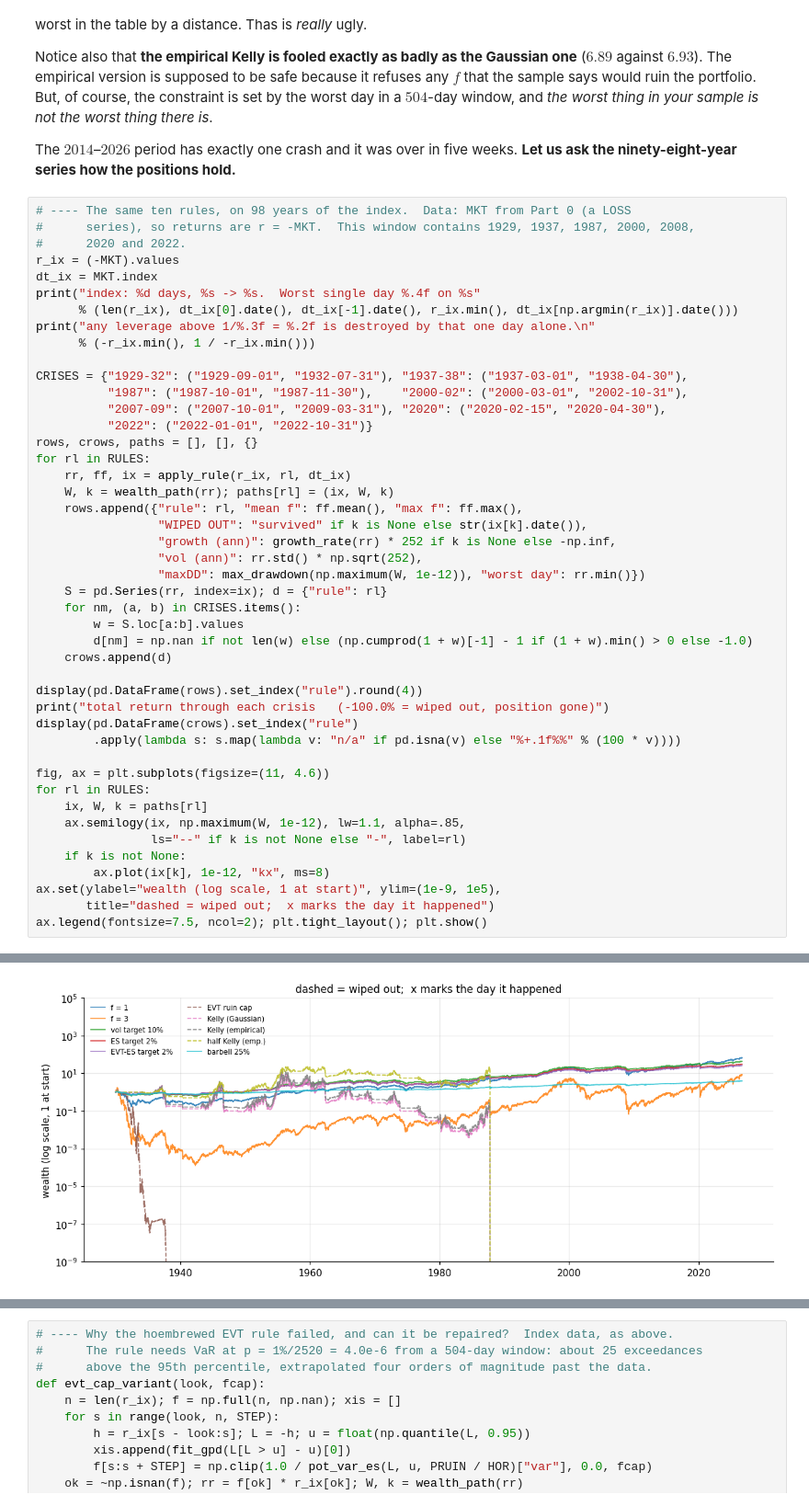
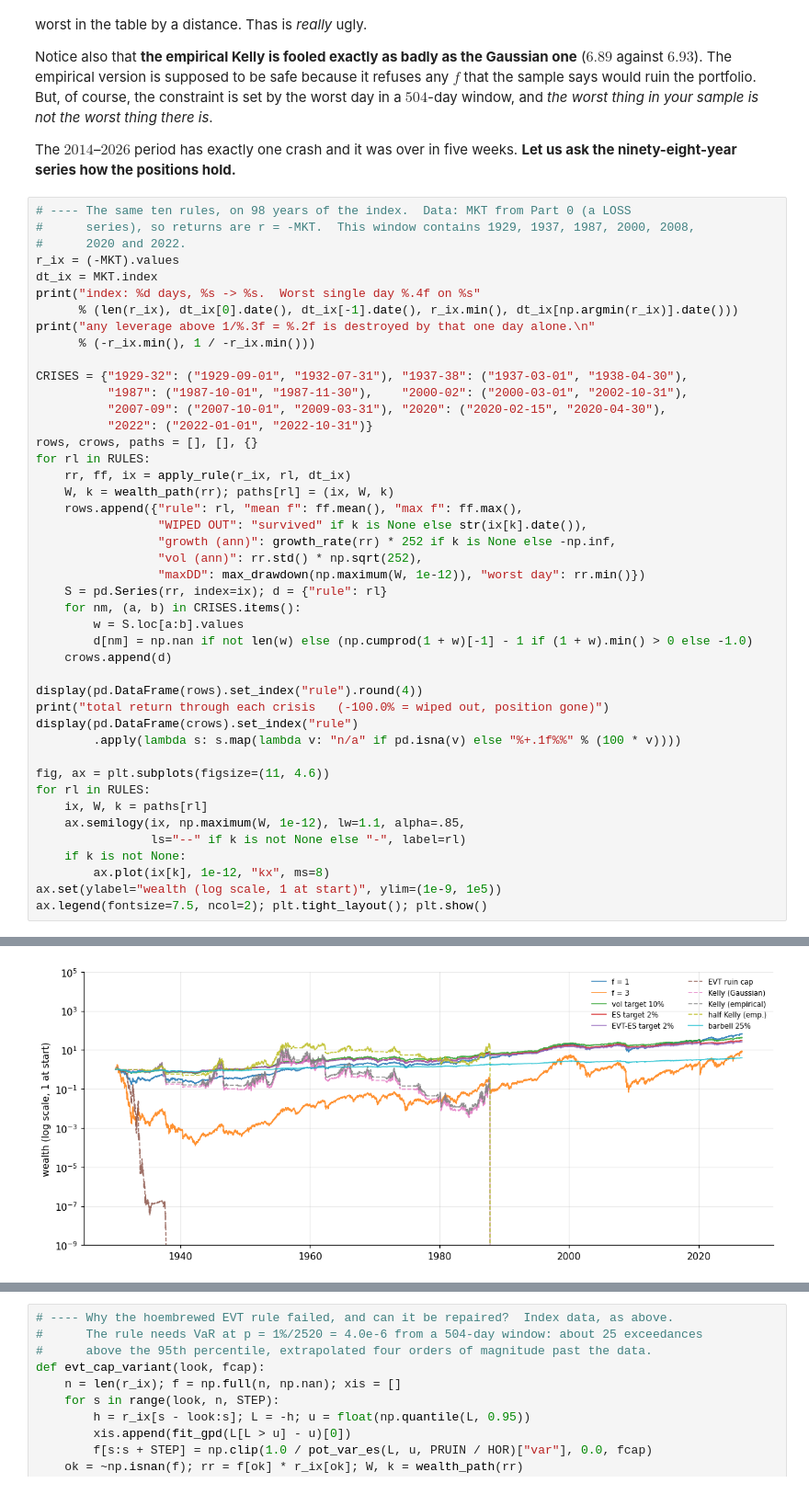
Before and after one commit to MarcoGaloppo/EVT-FatTails-PreAsymptotics, a Jupyter notebook: narrative_evt_market_data.ipynb, the cells around one changed output, grey strips where cells are left out. Shown at 92% size. Saved outputs shown, nothing was run; the diff lists cells and outputs as text.

```diff
--- a/narrative_evt_market_data.ipynb
+++ b/narrative_evt_market_data.ipynb
@@ -2400,8 +2400,7 @@ for rl in RULES:
                 ls="--" if k is not None else "-", label=rl)
     if k is not None:
         ax.plot(ix[k], 1e-12, "kx", ms=8)
-ax.set(ylabel="wealth (log scale, 1 at start)", ylim=(1e-9, 1e5),
-       title="dashed = wiped out;  x marks the day it happened")
+ax.set(ylabel="wealth (log scale, 1 at start)", ylim=(1e-9, 1e5))
 ax.legend(fontsize=7.5, ncol=2); plt.tight_layout(); plt.show()
 # %% [output]
 index: 24786 days, 1928-01-03 -> 2026-09-04.  Worst single day -0.2290 on 1987-10-19
@@ -2411,29 +2408,29 @@ NINETY-EIGHT YEARS.  Same ten rules, same information set (trailing 504 days).
 |  | mean f | max f | WIPED OUT | growth (ann) | vol (ann) | maxDD | worst day |
 | rule |  |  |  |  |  |  |  |
 | f = 1 | 1.0000 | 1.0000 | survived | 0.0436 | 0.1869 | -0.8582 | -0.2290 |
 | f = 3 | 3.0000 | 3.0000 | survived | 0.0221 | 0.5606 | -0.9999 | -0.6870 |
 | vol target 10% | 0.7035 | 1.6248 | survived | 0.0391 | 0.1068 | -0.4496 | -0.1572 |
 | ES target 2% | 0.6805 | 1.4028 | survived | 0.0355 | 0.1038 | -0.4880 | -0.1497 |
 | EVT-ES target 2% | 0.6496 | 1.3433 | survived | 0.0339 | 0.0998 | -0.4856 | -0.1394 |
 | EVT ruin cap | 6.8137 | 10.0000 | 1946-09-03 | -inf | 1.3307 | -1.0000 | -2.2900 |
 | Kelly (Gaussian) | 4.3584 | 10.0000 | 1987-10-19 | -inf | 0.8209 | -1.0000 | -2.2900 |
 | Kelly (empirical) | 4.2780 | 10.0000 | 1987-10-19 | -inf | 0.8029 | -1.0000 | -2.2900 |
 | half Kelly (emp.) | 2.1390 | 5.0000 | 1987-10-19 | -inf | 0.4014 | -1.0000 | -1.1450 |
 | barbell 25% | 0.2500 | 0.2500 | survived | 0.0142 | 0.0467 | -0.3650 | -0.0572 |
 total return through each crisis   (-100.0% = wiped out, position gone)
 |  | 1929-32 | 1937-38 | 1987 | 2000-02 | 2007-09 | 2020 | 2022 |
 | rule |  |  |  |  |  |  |  |
 | f = 1 | -76.7% | -49.4% | -31.9% | -39.8% | -53.2% | -17.8% | -20.7% |
 | f = 3 | -99.6% | -91.5% | -80.7% | -85.9% | -94.9% | -59.2% | -57.2% |
 | vol target 10% | -31.5% | -25.2% | -21.2% | -20.8% | -32.1% | -17.0% | -11.0% |
 | ES target 2% | -26.9% | -21.8% | -19.9% | -23.1% | -29.9% | -18.2% | -9.4% |
 | EVT-ES target 2% | -24.6% | -21.0% | -18.2% | -21.8% | -29.3% | -18.8% | -8.8% |
 | EVT ruin cap | -95.2% | -100.0% | -100.0% | -99.6% | -100.0% | -100.0% | -88.9% |
 | Kelly (Gaussian) | -2.1% | -90.6% | -100.0% | -39.8% | -75.1% | -95.5% | -88.7% |
 | Kelly (empirical) | -2.2% | -88.1% | -100.0% | -39.3% | -73.7% | -94.9% | -85.9% |
 | half Kelly (emp.) | -0.5% | -60.8% | -100.0% | -16.9% | -44.2% | -69.2% | -56.2% |
 | barbell 25% | -27.9% | -14.6% | -8.3% | -10.7% | -15.6% | -3.9% | -5.2% |
-[figure, old version]
+[figure, new version]
 # %% [markdown]
 A really gorgeous plot and some damn good tables. To wit:
 
```
Also changed, not shown: parts of 21 cells of this notebook, 2 other files.
